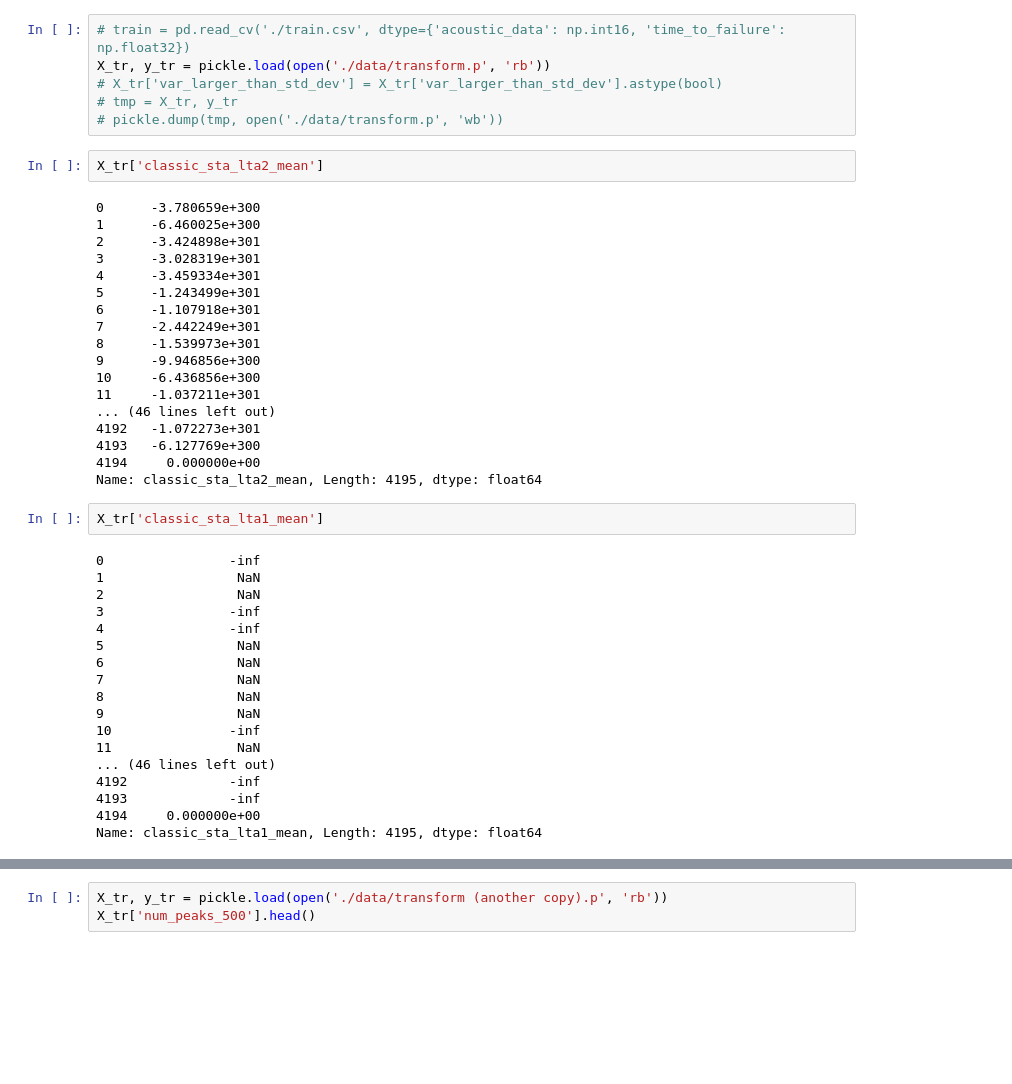
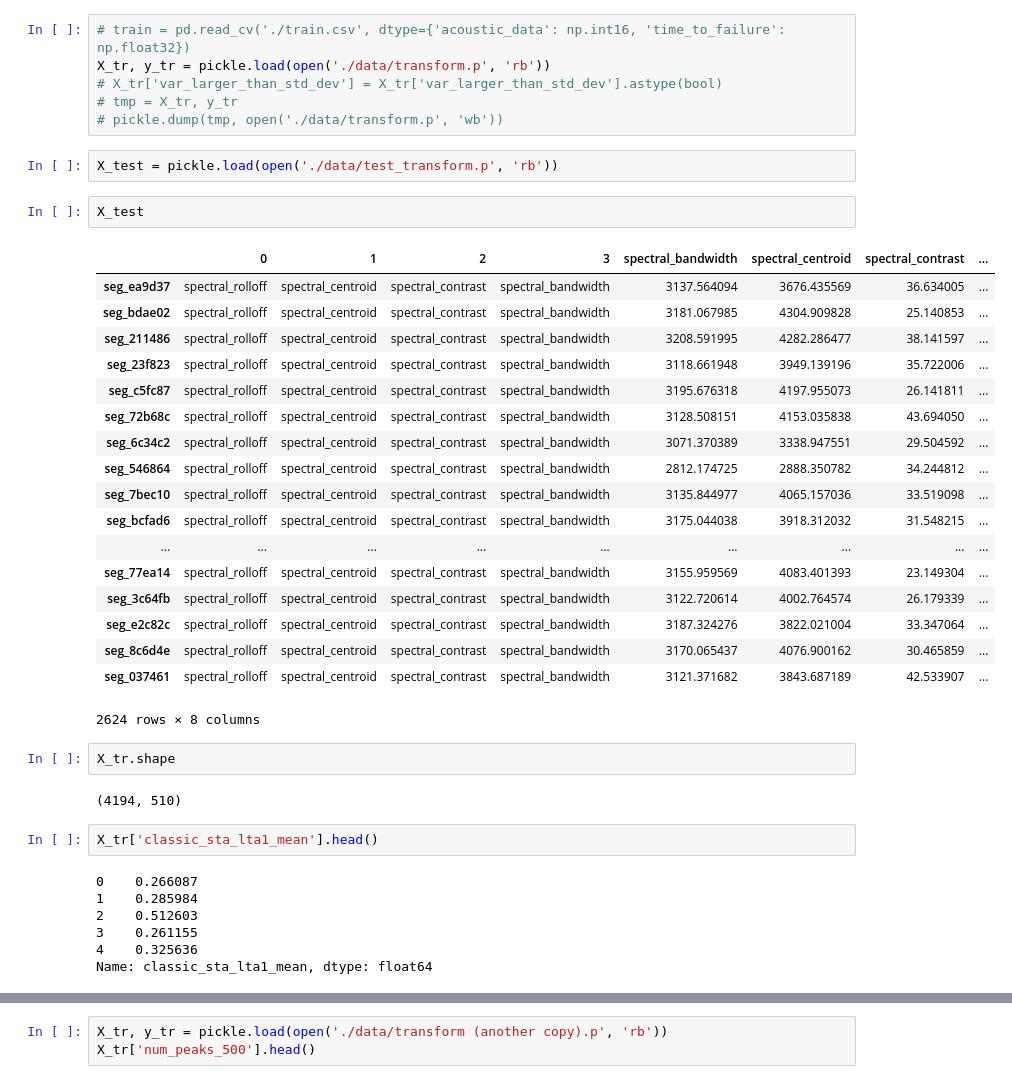
Before and after one commit to JonRao/LANL-Earthquake-Prediction, a Jupyter notebook: eda.ipynb, the cells around one changed output, grey strips where cells are left out. Drawn from its saved outputs; the diff is of its cells as text; blank space fills up the shorter version.

```diff
--- a/eda.ipynb
+++ b/eda.ipynb
@@ -100,43 +125,39 @@ X_tr, y_tr = pickle.load(open('./data/transform.p', 'rb'))
 # X_tr['var_larger_than_std_dev'] = X_tr['var_larger_than_std_dev'].astype(bool)
 # tmp = X_tr, y_tr
 # pickle.dump(tmp, open('./data/transform.p', 'wb'))
+# %%
+X_test = pickle.load(open('./data/test_transform.p', 'rb'))
+# %%
+X_test
+# %% [output]
+|  | 0 | 1 | 2 | 3 | spectral_bandwidth | spectral_centroid | spectral_contrast | ... |
+| seg_ea9d37 | spectral_rolloff | spectral_centroid | spectral_contrast | spectral_bandwidth | 3137.564094 | 3676.435569 | 36.634005 | ... |
+| seg_bdae02 | spectral_rolloff | spectral_centroid | spectral_contrast | spectral_bandwidth | 3181.067985 | 4304.909828 | 25.140853 | ... |
+| seg_211486 | spectral_rolloff | spectral_centroid | spectral_contrast | spectral_bandwidth | 3208.591995 | 4282.286477 | 38.141597 | ... |
+| seg_23f823 | spectral_rolloff | spectral_centroid | spectral_contrast | spectral_bandwidth | 3118.661948 | 3949.139196 | 35.722006 | ... |
+| seg_c5fc87 | spectral_rolloff | spectral_centroid | spectral_contrast | spectral_bandwidth | 3195.676318 | 4197.955073 | 26.141811 | ... |
+| seg_72b68c | spectral_rolloff | spectral_centroid | spectral_contrast | spectral_bandwidth | 3128.508151 | 4153.035838 | 43.694050 | ... |
+| seg_6c34c2 | spectral_rolloff | spectral_centroid | spectral_contrast | spectral_bandwidth | 3071.370389 | 3338.947551 | 29.504592 | ... |
+| seg_546864 | spectral_rolloff | spectral_centroid | spectral_contrast | spectral_bandwidth | 2812.174725 | 2888.350782 | 34.244812 | ... |
+| seg_7bec10 | spectral_rolloff | spectral_centroid | spectral_contrast | spectral_bandwidth | 3135.844977 | 4065.157036 | 33.519098 | ... |
+| seg_bcfad6 | spectral_rolloff | spectral_centroid | spectral_contrast | spectral_bandwidth | 3175.044038 | 3918.312032 | 31.548215 | ... |
+| ... | ... | ... | ... | ... | ... | ... | ... | ... |
+| seg_77ea14 | spectral_rolloff | spectral_centroid | spectral_contrast | spectral_bandwidth | 3155.959569 | 4083.401393 | 23.149304 | ... |
+| seg_3c64fb | spectral_rolloff | spectral_centroid | spectral_contrast | spectral_bandwidth | 3122.720614 | 4002.764574 | 26.179339 | ... |
+| seg_e2c82c | spectral_rolloff | spectral_centroid | spectral_contrast | spectral_bandwidth | 3187.324276 | 3822.021004 | 33.347064 | ... |
+| seg_8c6d4e | spectral_rolloff | spectral_centroid | spectral_contrast | spectral_bandwidth | 3170.065437 | 4076.900162 | 30.465859 | ... |
+| seg_037461 | spectral_rolloff | spectral_centroid | spectral_contrast | spectral_bandwidth | 3121.371682 | 3843.687189 | 42.533907 | ... |
+2624 rows × 8 columns
 # %%
-X_tr['classic_sta_lta2_mean']
+X_tr.shape
 # %% [output]
-0      -3.780659e+300
-1      -6.460025e+300
-2      -3.424898e+301
-3      -3.028319e+301
-4      -3.459334e+301
-5      -1.243499e+301
-6      -1.107918e+301
-7      -2.442249e+301
-8      -1.539973e+301
-9      -9.946856e+300
-10     -6.436856e+300
-11     -1.037211e+301
-... (46 lines left out)
-4192   -1.072273e+301
-4193   -6.127769e+300
-4194     0.000000e+00
-Name: classic_sta_lta2_mean, Length: 4195, dtype: float64
+(4194, 510)
 # %%
-X_tr['classic_sta_lta1_mean']
+X_tr['classic_sta_lta1_mean'].head()
 # %% [output]
-0                -inf
-1                 NaN
-2                 NaN
-3                -inf
-4                -inf
-5                 NaN
-6                 NaN
-7                 NaN
-8                 NaN
-9                 NaN
-10               -inf
-11                NaN
-... (46 lines left out)
-4192             -inf
-4193             -inf
-4194     0.000000e+00
-Name: classic_sta_lta1_mean, Length: 4195, dtype: float64
+0    0.266087
+1    0.285984
+2    0.512603
+3    0.261155
+4    0.325636
+Name: classic_sta_lta1_mean, dtype: float64
```
Also changed, not shown: parts of 9 cells of this notebook, 6 other files.
